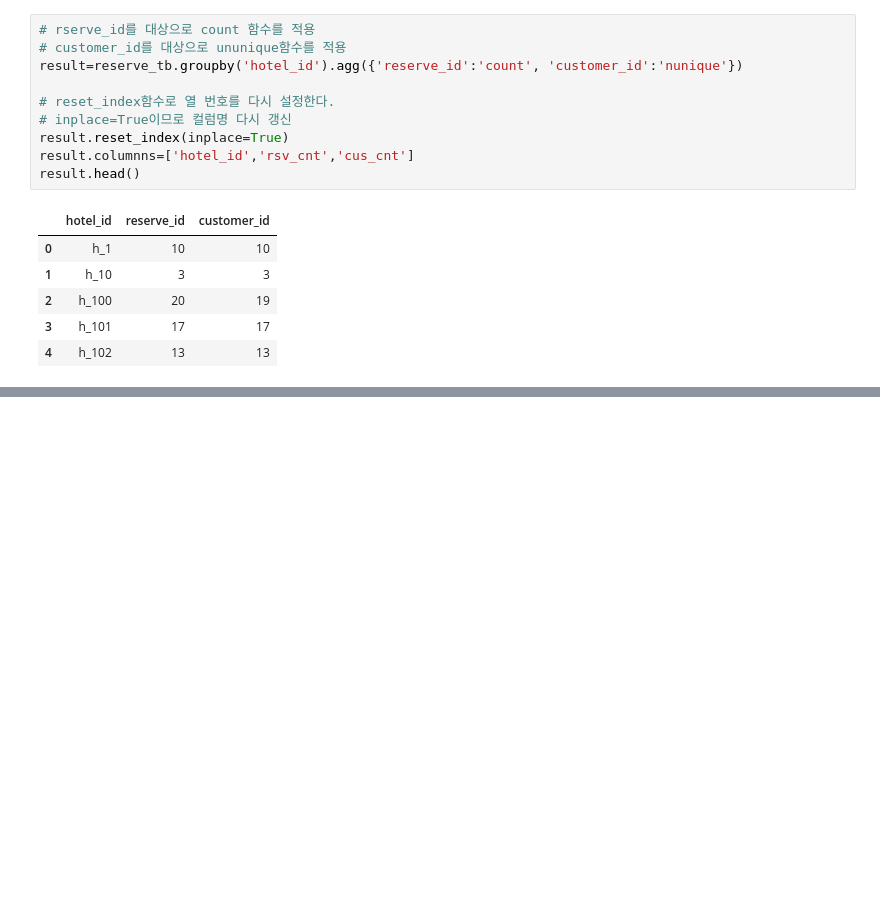
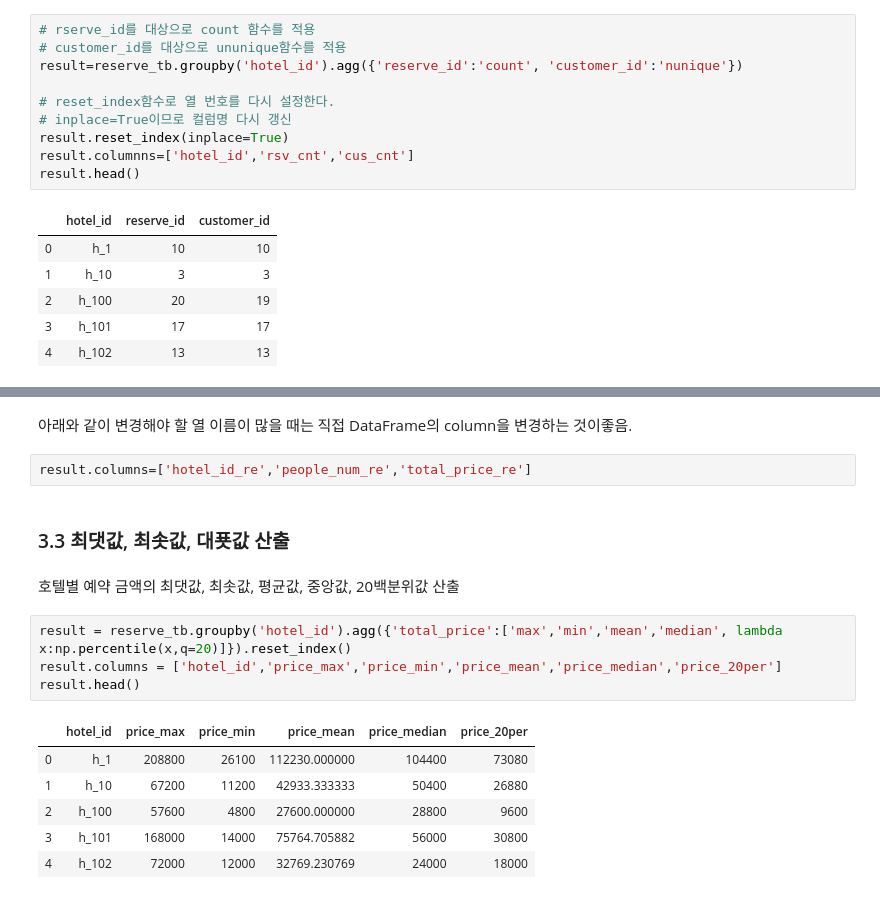
Before and after one commit to suhyun-cho/study, a Jupyter notebook: Data-Preprocessing/003_aggregation.ipynb, the cells around one changed output, grey strips where cells are left out. Cells and saved outputs as stored; diff of their text form; blank space fills up the shorter version.

```diff
--- a/Data-Preprocessing/003_aggregation.ipynb
+++ b/Data-Preprocessing/003_aggregation.ipynb
@@ -95,0 +141,19 @@ result.head()
+# %% [markdown]
+아래와 같이 변경해야 할 열 이름이 많을 때는 직접 DataFrame의 column을 변경하는 것이좋음.
+# %%
+result.columns=['hotel_id_re','people_num_re','total_price_re']
+# %% [markdown]
+### 3.3 최댓값, 최솟값, 대푯값 산출
+# %% [markdown]
+호텔별 예약 금액의 최댓값, 최솟값, 평균값, 중앙값, 20백분위값 산출
+# %%
+result = reserve_tb.groupby('hotel_id').agg({'total_price':['max','min','mean','median', lambda x:np.percentile(x,q=20)]}).reset_index()
+result.columns = ['hotel_id','price_max','price_min','price_mean','price_median','price_20per']
+result.head()
+# %% [output]
+|  | hotel_id | price_max | price_min | price_mean | price_median | price_20per |
+| 0 | h_1 | 208800 | 26100 | 112230.000000 | 104400 | 73080 |
+| 1 | h_10 | 67200 | 11200 | 42933.333333 | 50400 | 26880 |
+| 2 | h_100 | 57600 | 4800 | 27600.000000 | 28800 | 9600 |
+| 3 | h_101 | 168000 | 14000 | 75764.705882 | 56000 | 30800 |
+| 4 | h_102 | 72000 | 12000 | 32769.230769 | 24000 | 18000 |
```
Also changed, not shown: parts of 14 cells of this notebook.
